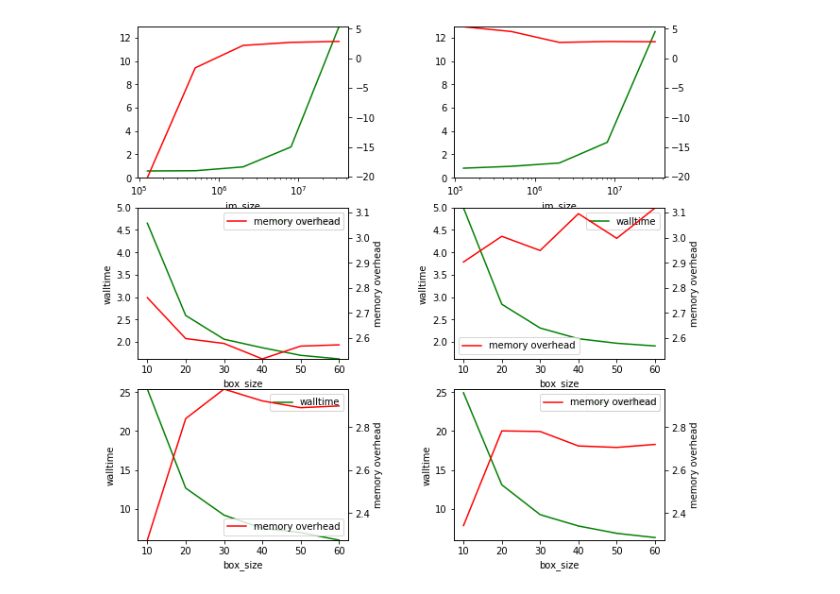
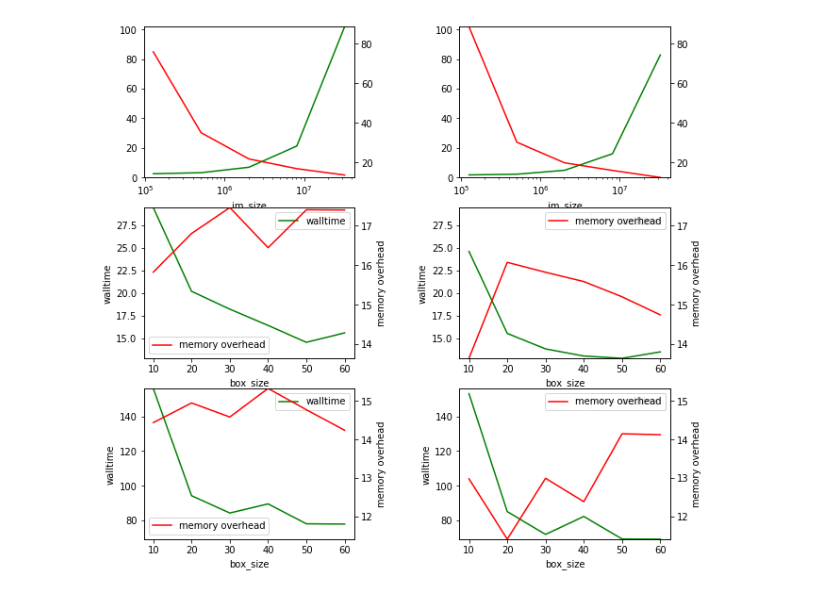
Before and after one commit to ADACS-Australia/SS19B-Robotham, a Jupyter notebook: ProFound_Profiling.ipynb, the cells around one changed output. Saved outputs shown, nothing was run; the diff lists cells and outputs as text; code cells hidden in the pictures.

```diff
--- a/ProFound_Profiling.ipynb
+++ b/ProFound_Profiling.ipynb
@@ -58,42 +58,48 @@ def remove_baseline(data, baseline):
 fig = plt.figure(figsize=(10, 10))
 subplots = fig.subplots(3, 2)
 
-basefile = 'bmask-baseline.csv'
-files = 'profound_profiling_original.csv', 'profound_profiling_adacs.csv'
-files = 'skygrid-original.csv', 'skygrid-adacs.csv'
-files = 'profound-original.csv', 'profound-adacs.csv'
-files = 'skygrid-adacs.csv', 'bmask-skygrid-adacs.csv'
+basefile = 'profile_results/bmask-baseline.csv'
+#basefile = 'profile_results/bobjects-profound-adacs.csv'
+files = 'profile_results/profound_profiling_original.csv', 'profile_results/profound_profiling_adacs.csv'
+files = 'profile_results/skygrid-original.csv', 'profile_results/skygrid-adacs.csv'
+#files = 'profile_results/profound-original.csv', 'profile_results/profound-adacs.csv'
+#files = 'profile_results/mask_skygrid-adacs.csv', 'profile_results/bobjects-skygrid-adacs.csv'
+#files = 'profile_results/profound-original.csv', 'profile_results/profound-adacs.csv'
+#files = 'profile_results/bobjects-profound-adacs.csv', 'profile_results/bobjects-pushback-profound-adacs.csv'
+#files = 'profile_results/bobjects-baseline3.csv', 'profile_results/bobjects-baseline4.csv'
+files = 'profile_results/mask_profound-adacs.csv', 'profile_results/bobjects-profound-adacs.csv'
+files = 'profile_results/mask_profound-adacs.csv', 'profile_results/bobjects-faster-profound-adacs.csv'
 column_axes = subplots[:,0], subplots[:,1]
 min1a = None
 max1a = None
 min2a = None
 max2a = None
 
 min1b = None
 max1b = None
 min2b = None
 max2b = None
 
 min1c = None
 max1c = None
 min2c = None
 max2c = None
 
 baseline = pd.read_csv(basefile, sep=' *, *')
 for fname in files:
     data = pd.read_csv(fname, sep=' *, *')
     data = remove_baseline(data, baseline)
     min1a, max1a, min2a, max2a = data_range(data,  0, 5, min1a, max1a, min2a, max2a)
     min1b, max1b, min2b, max2b = data_range(data,  5,11, min1b, max1b, min2b, max2b)
     min1c, max1c, min2c, max2c = data_range(data, 11,17, min1c, max1c, min2c, max2c)
 
 for fname, axes in zip(files, column_axes):
     data = pd.read_csv(fname, sep=' *, *')
     data = remove_baseline(data, baseline)
     #data['walltime'] = pd.to_datetime(data['walltime'], format='%S.%f')
     overview(axes[0], data, 0, 5, min1a, max1a, min2a, max2a)
     box_variation(axes[1], data, 5, 11, min1b, max1b, min2b, max2b)
     box_variation(axes[2], data, 11, 17, min1c, max1c, min2c, max2c)
 fig.subplots_adjust(wspace=0.5)
 # %% [output]
-[figure, old version]
+[figure, new version]
```
Also changed, not shown: 33 other files.
